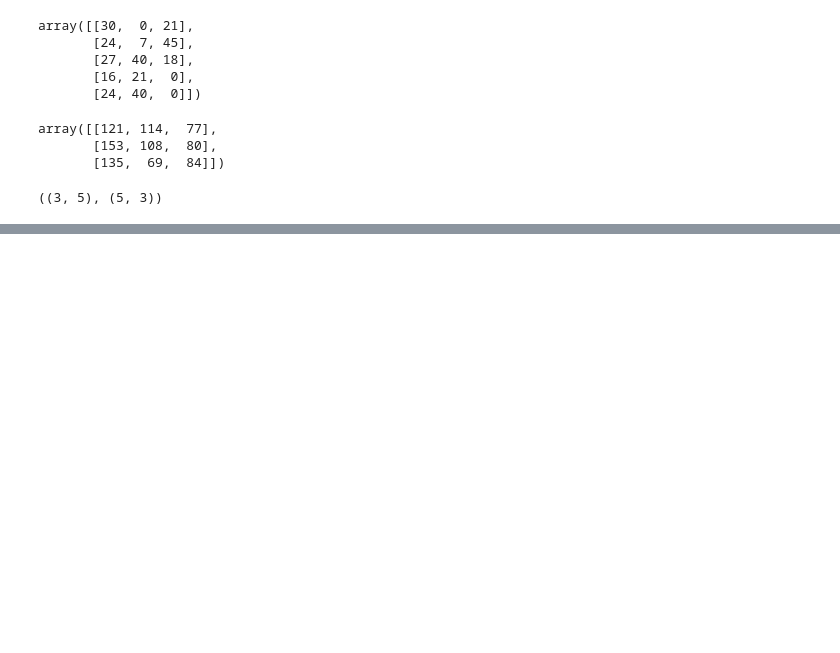
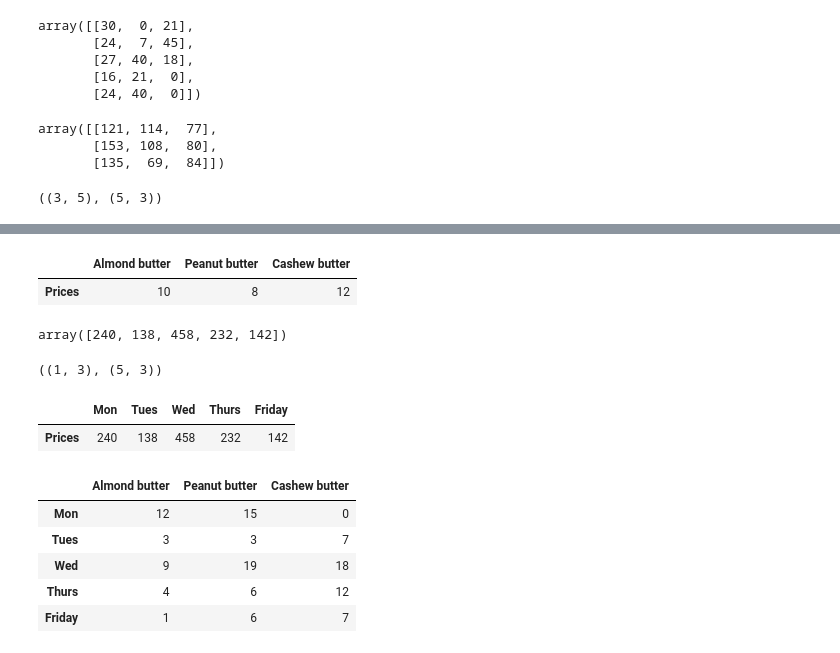
Before and after one commit to partha001/python, a Jupyter notebook: machinelLearningAndDataScience/ex04WorkingWithNumpy1.ipynb, the cells around one changed output, grey strips where cells are left out. Drawn from its saved outputs; the diff is of its cells as text; code cells hidden in the pictures; blank space fills up the shorter version.

```diff
--- a/machinelLearningAndDataScience/ex04WorkingWithNumpy1.ipynb
+++ b/machinelLearningAndDataScience/ex04WorkingWithNumpy1.ipynb
@@ -465,0 +502,7 @@ mat1.T.shape , mat2.shape
+# %%
+#now creating butter_prices dataframe from the numpy array
+butter_prices = pd.DataFrame(prices.reshape(1,3), index=["Prices"], columns = ["Almond butter", "Peanut butter", "Cashew butter"])
+butter_prices
+# %% [output]
+|  | Almond butter | Peanut butter | Cashew butter |
+| Prices | 10 | 8 | 12 |
@@ -465,0 +512,28 @@ mat1.T.shape , mat2.shape
+# %%
+# shapes are not alinged lets transpose
+total_sales = prices.dot(sales_amounts.T)
+total_sales
+# %% [output]
+array([240, 138, 458, 232, 142])
+# %%
+# create daily sales
+butter_prices.shape, weekly_sales.shape
+# %% [output]
+((1, 3), (5, 3))
+# %%
+daily_sales = butter_prices.dot(weekly_sales.T)
+daily_sales
+# %% [output]
+|  | Mon | Tues | Wed | Thurs | Friday |
+| Prices | 240 | 138 | 458 | 232 | 142 |
+# %%
+# now we want to append this daily_sales as a column to our weekly sales dataframe
+
+weekly_sales
+# %% [output]
+|  | Almond butter | Peanut butter | Cashew butter |
+| Mon | 12 | 15 | 0 |
+| Tues | 3 | 3 | 7 |
+| Wed | 9 | 19 | 18 |
+| Thurs | 4 | 6 | 12 |
+| Friday | 1 | 6 | 7 |
```
Also changed, not shown: parts of 41 cells of this notebook, 3 other files.
